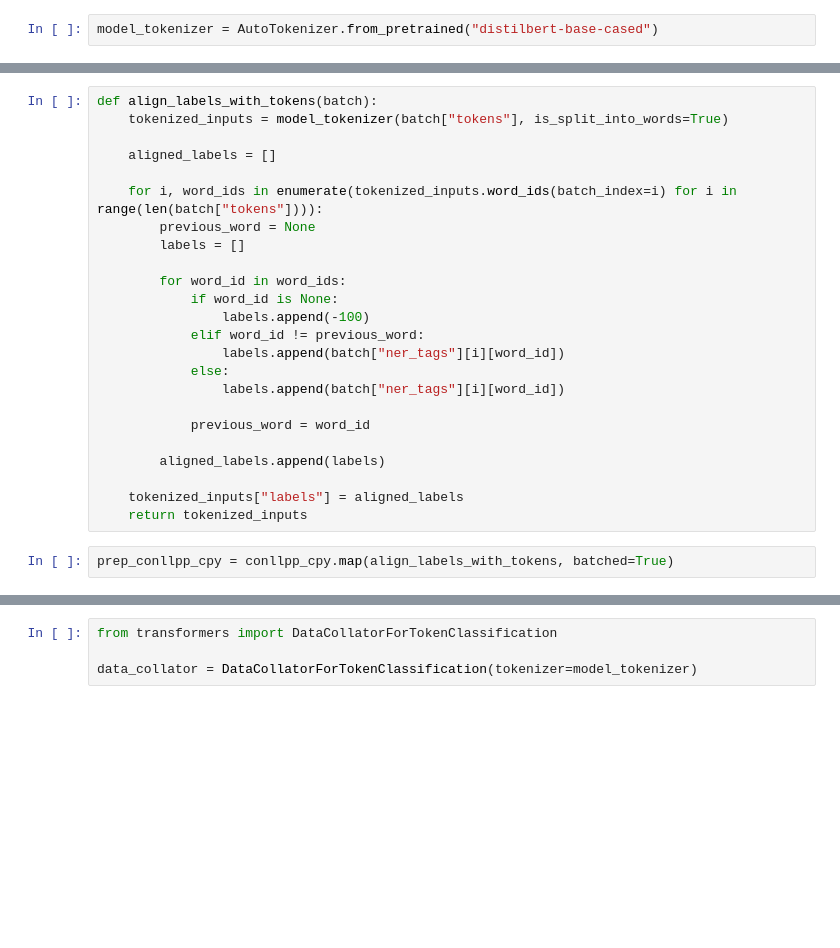
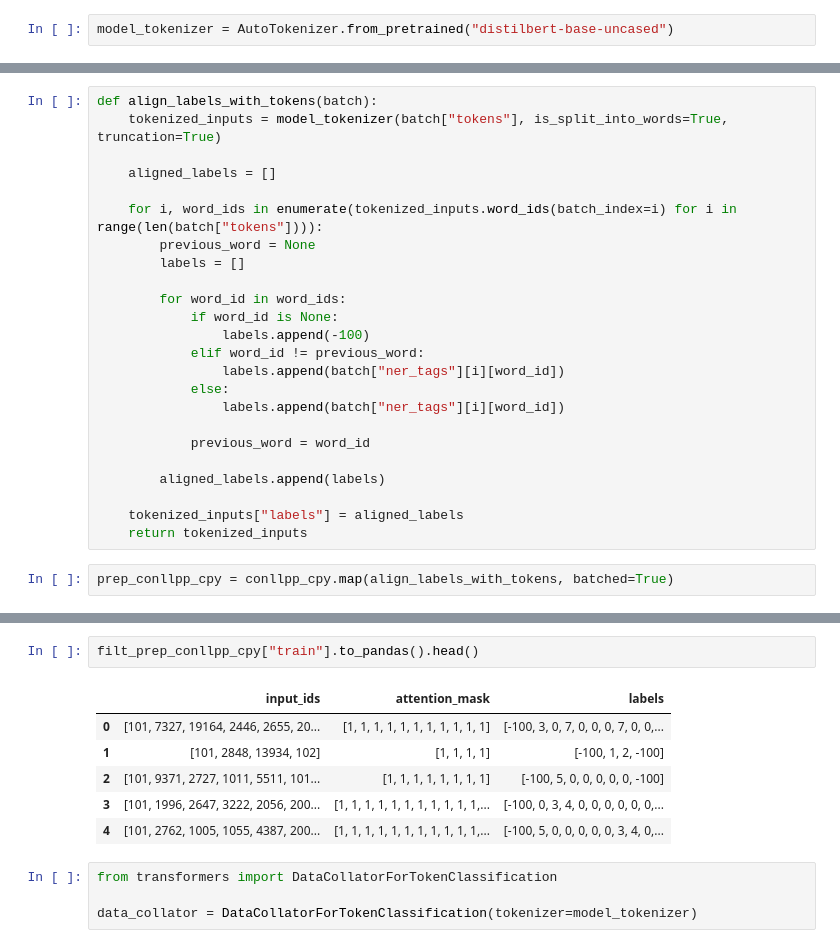
Before and after one commit to Eddy-Emmanuel/NER-Transformer, a Jupyter notebook: NER_Transformers.ipynb, the cells around one changed output, grey strips where cells are left out. Cells and saved outputs as stored; diff of their text form; blank space fills up the shorter version.

```diff
--- a/NER_Transformers.ipynb
+++ b/NER_Transformers.ipynb
@@ -26,6 +34,6 @@ conllpp
 # %%
 conllpp_cpy = conllpp.map(lambda batch: {"ner_tags_str": [conllpp["train"].features["ner_tags"].feature.int2str(i) for i in batch["ner_tags"]]}, batched=True)
 # %%
-model_tokenizer = AutoTokenizer.from_pretrained("distilbert-base-cased")
+model_tokenizer = AutoTokenizer.from_pretrained("distilbert-base-uncased")
 # %%
 conllpp_cpy["train"].to_pandas().head()
@@ -34,6 +51,6 @@ model_tokenizer(conllpp_cpy["train"]["tokens"], is_split_into_words=True).word_i
 # %%
 def align_labels_with_tokens(batch):
-    tokenized_inputs = model_tokenizer(batch["tokens"], is_split_into_words=True)
+    tokenized_inputs = model_tokenizer(batch["tokens"], is_split_into_words=True, truncation=True)
 
     aligned_labels = []
 
@@ -65,3 +97,12 @@ filt_prep_conllpp_cpy
+# %%
+filt_prep_conllpp_cpy["train"].to_pandas().head()
+# %% [output]
+|  | input_ids | attention_mask | labels |
+| 0 | [101, 7327, 19164, 2446, 2655, 20... | [1, 1, 1, 1, 1, 1, 1, 1, 1, 1, 1] | [-100, 3, 0, 7, 0, 0, 0, 7, 0, 0,... |
+| 1 | [101, 2848, 13934, 102] | [1, 1, 1, 1] | [-100, 1, 2, -100] |
+| 2 | [101, 9371, 2727, 1011, 5511, 101... | [1, 1, 1, 1, 1, 1, 1, 1] | [-100, 5, 0, 0, 0, 0, 0, -100] |
+| 3 | [101, 1996, 2647, 3222, 2056, 200... | [1, 1, 1, 1, 1, 1, 1, 1, 1, 1, 1,... | [-100, 0, 3, 4, 0, 0, 0, 0, 0, 0,... |
+| 4 | [101, 2762, 1005, 1055, 4387, 200... | [1, 1, 1, 1, 1, 1, 1, 1, 1, 1, 1,... | [-100, 5, 0, 0, 0, 0, 0, 3, 4, 0,... |
 # %%
 from transformers import DataCollatorForTokenClassification
 
```
Also changed, not shown: parts of 11 cells of this notebook.
